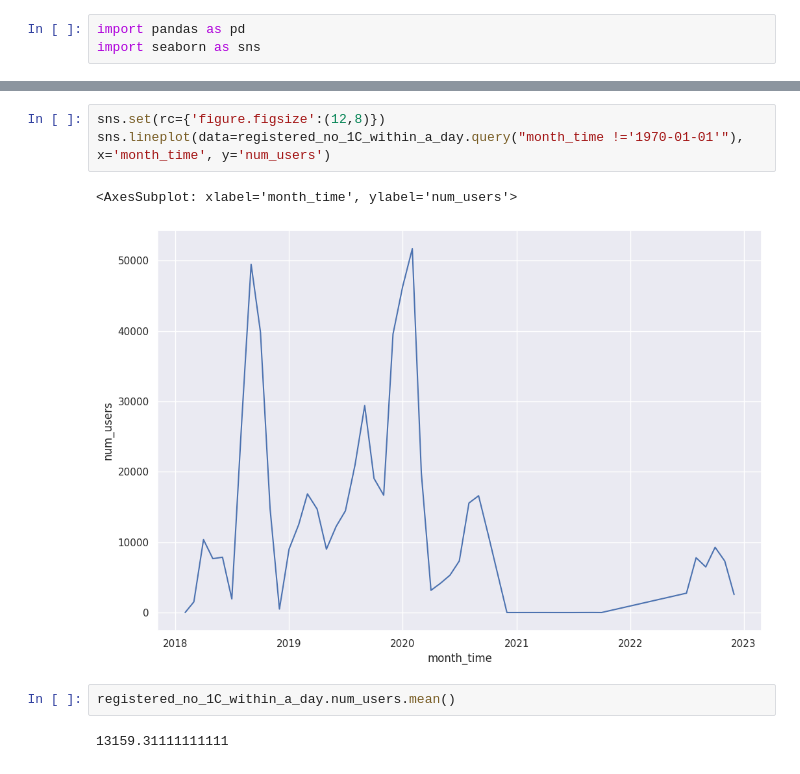
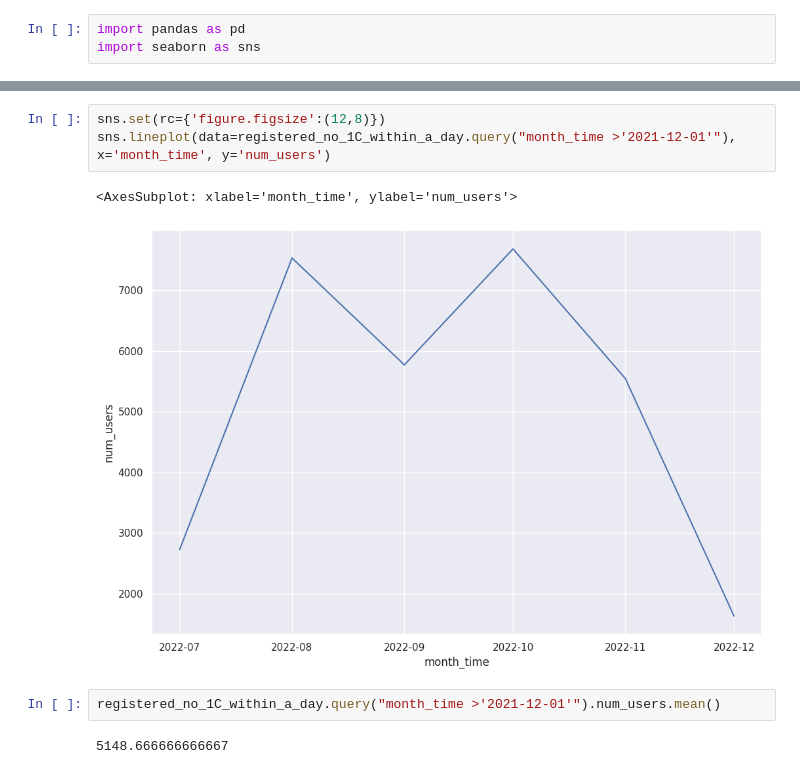
Before and after one commit to stasbub/seed, a Jupyter notebook: Research/1C/registered_no_1C_within_a_day.ipynb, the cells around one changed output, grey strips where cells are left out. Saved outputs shown, nothing was run; the diff lists cells and outputs as text.

```diff
--- a/Research/1C/registered_no_1C_within_a_day.ipynb
+++ b/Research/1C/registered_no_1C_within_a_day.ipynb
@@ -14,10 +14,10 @@ registered_no_1C_within_a_day.head()
 # %%
 sns.set(rc={'figure.figsize':(12,8)})
-sns.lineplot(data=registered_no_1C_within_a_day.query("month_time !='1970-01-01'"), x='month_time', y='num_users')
+sns.lineplot(data=registered_no_1C_within_a_day.query("month_time >'2021-12-01'"), x='month_time', y='num_users')
 # %% [output]
 <AxesSubplot: xlabel='month_time', ylabel='num_users'>
-[figure, old version]
+[figure, new version]
 # %%
-registered_no_1C_within_a_day.num_users.mean()
+registered_no_1C_within_a_day.query("month_time >'2021-12-01'").num_users.mean()
 # %% [output]
-13159.31111111111
+5148.666666666667
```
Also changed, not shown: parts of 1 cell of this notebook, 11 other files.
